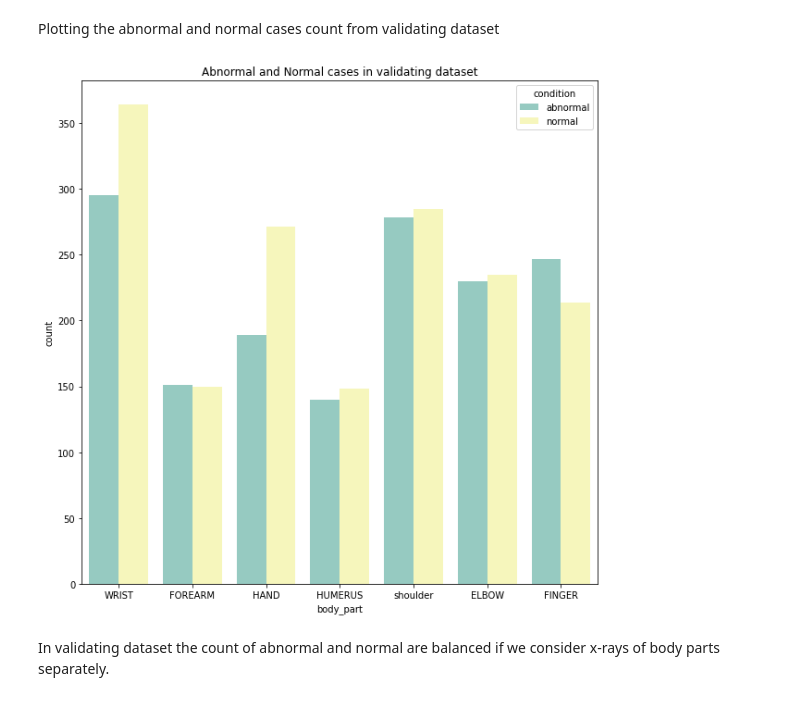
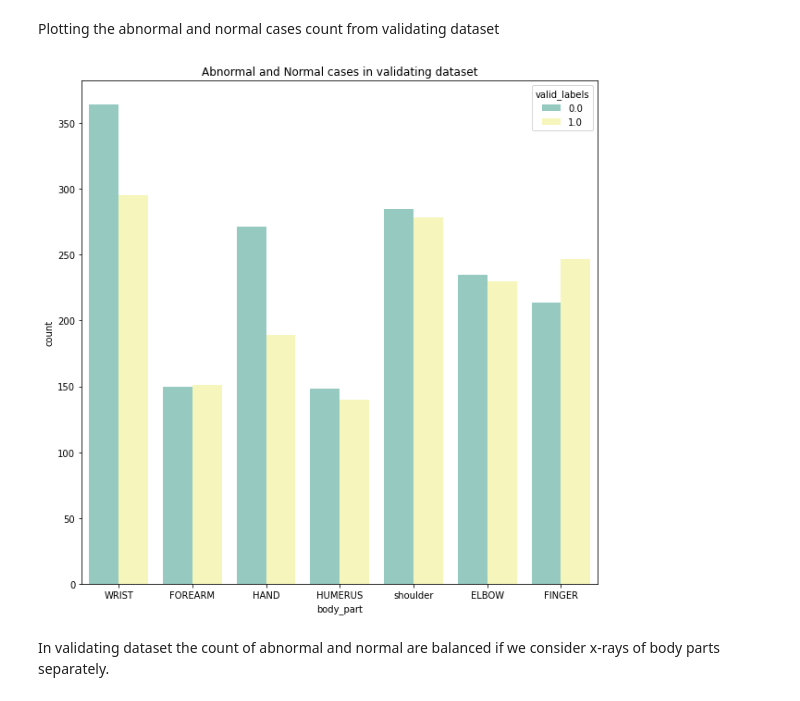
Before and after one commit to umamohantm/springboard, a Jupyter notebook: Capstone 2/Capstone _3_Data_Wrangling_and_EDA.ipynb, the cells around one changed output. Saved outputs shown, nothing was run; the diff lists cells and outputs as text; code cells hidden in the pictures.

```diff
--- a/Capstone 2/Capstone _3_Data_Wrangling_and_EDA.ipynb
+++ b/Capstone 2/Capstone _3_Data_Wrangling_and_EDA.ipynb
@@ -531,11 +487,11 @@ Plotting the abnormal and normal cases count from validating dataset
 # %%
 plt.figure(figsize=(10,10))
 plt.title('Abnormal and Normal cases in validating dataset')
 plt.xlabel('Cases')
 plt.ylabel('Count')
-sns.countplot(x="body_part", hue="condition", data=valid_image,palette="Set3")
+sns.countplot(x="body_part", hue="valid_labels", data=valid_image,palette="Set3")
 plt.show()
 # %% [output]
-[figure, old version]
+[figure, new version]
 # %% [markdown]
 In validating dataset the count of abnormal and normal are balanced if we consider x-rays of body parts separately.
```
Also changed, not shown: parts of 20 cells of this notebook.
